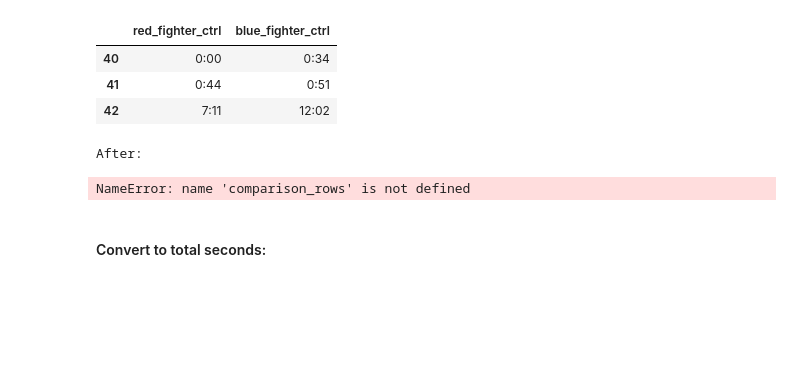
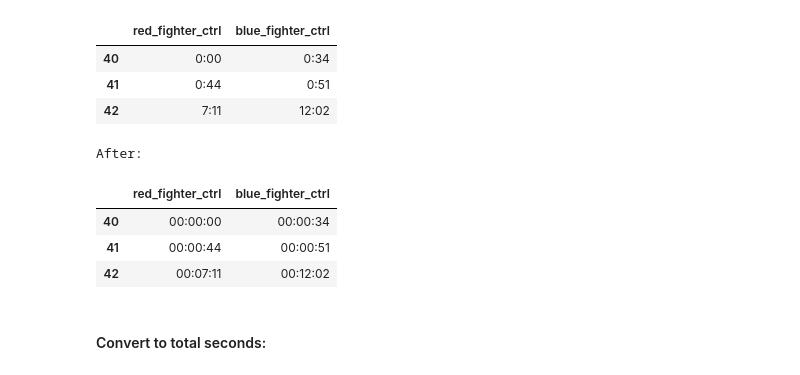
Before and after one commit to komaksym/UFC-DataLab, a Jupyter notebook: data/src/clean_data.ipynb, the cells around one changed output. Cells and saved outputs as stored; diff of their text form; code cells hidden in the pictures; blank space fills up the shorter version.

```diff
--- a/data/src/clean_data.ipynb
+++ b/data/src/clean_data.ipynb
@@ -58,5 +62,5 @@ Preparing:
 # %%
-# Significant strikes accuracy
+# Define feature groups
 sig_str_acc_cols = [
     "fighter_sig_str_head",
     "fighter_sig_str_body",
@@ -66,53 +70,47 @@ sig_str_acc_cols = [
     "fighter_sig_str_ground",
 ]
 
-# Significant strikes target
 sig_str_tar_cols = [
     "fighter_sig_str_head_pct",
     "fighter_sig_str_body_pct",
     "fighter_sig_str_leg_pct",
 ]
 
-# Significant strikes position
 sig_str_pos_cols = [
     "fighter_sig_str_distance_pct",
     "fighter_sig_str_clinch_pct",
     "fighter_sig_str_ground_pct",
 ]
 
-# Init mappings
-sig_str_acc_mappings = {}
-sig_str_tar_mappings = {}
-sig_str_pos_mappings = {}
-
-# Init both fighters' corners
+# Define fighters' corners
 fighters = ("red_", "blue_")
 
 # Postfixes
-sig_str_acc_postfix = "_acc"
-sig_str_tar_postfix = "_tar_pct"
-sig_str_pos_postfix = "_pos_pct"
+ACC_POST = "_acc"
+TAR_POST = "_tar_pct"
+POS_POST = "_pos_pct"
+
+# Define mappings
+col_names_mappings = {}
 
 # Start mapping
 for fighter in fighters:
     # For significant strikes accuracy features
     for col in sig_str_acc_cols:
-        sig_str_acc_mappings[f"{fighter}{col}"] = f"{fighter}{col}{sig_str_acc_postfix}"
+        col_names_mappings[f"{fighter}{col}"] = f"{fighter}{col}{ACC_POST}"
 
     # For significant strikes by target features
     for col in sig_str_tar_cols:
-        # Reposition '_pct' to the end
-        sig_str_tar_mappings[f"{fighter}{col}"] = (
-            f"{fighter}{col.strip("_pct")}{sig_str_tar_postfix}"
+        # Reposition '_pct' suffix to the end
+        base = col.removesuffix("_pct")
+        col_names_mappings[f"{fighter}{col}"] = (
+            f"{fighter}{base}{TAR_POST}"
         )
 
     # For significant strikes by position features
     for col in sig_str_pos_cols:
-        # Reposition '_pct' to the end
-        sig_str_pos_mappings[f"{fighter}{col}"] = (
-            f"{fighter}{col.strip("_pct")}{sig_str_pos_postfix}"
+        # Reposition '_pct' suffix to the end
+        base = col.removesuffix("_pct")
+        col_names_mappings[f"{fighter}{col}"] = (
+            f"{fighter}{base}{POS_POST}"
         )
-
-# Merge mappings into 1 single dict
-col_names_mappings = sig_str_acc_mappings | sig_str_tar_mappings | sig_str_pos_mappings
-col_names_mappings
@@ -547,10 +527,13 @@ Before:
 | 42 | 7:11 | 12:02 |
 # %%
 print("After:")
-pd.DataFrame(stats.loc[comparison_rows, time_cols])
+pd.DataFrame(stats.loc[comp_rows, time_cols])
 # %% [output]
 After:
-NameError: name 'comparison_rows' is not defined
+|  | red_fighter_ctrl | blue_fighter_ctrl |
+| 40 | 00:00:00 | 00:00:34 |
+| 41 | 00:00:44 | 00:00:51 |
+| 42 | 00:07:11 | 00:12:02 |
 # %% [markdown]
 #### Convert to total seconds:
 # %%
```
Also changed, not shown: parts of 21 cells of this notebook.
